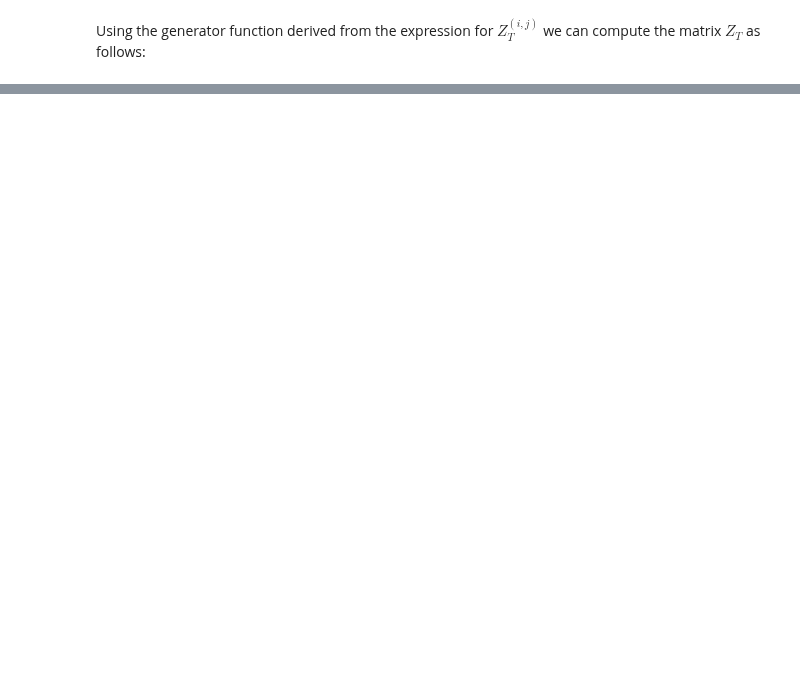
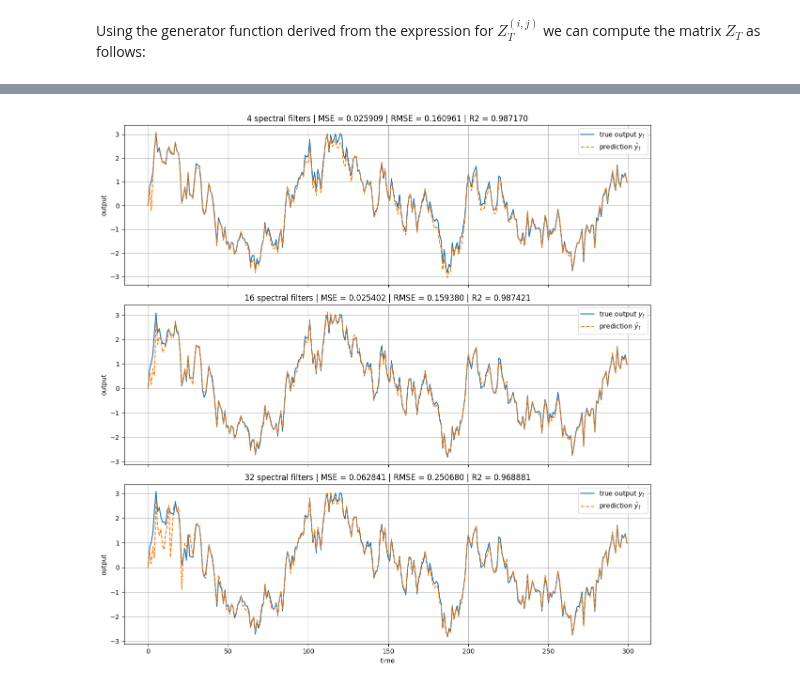
Before and after one commit to RicksonMonteiroML/spectral-Filtering-with-vaw, a Jupyter notebook: notebooks/00_introduction_spectral_filtering_with_vaw.ipynb, the cells around one changed output, grey strips where cells are left out. Cells and saved outputs as stored; diff of their text form; code cells hidden in the pictures; blank space fills up the shorter version.

Commit message:
"Add comparison of Z differencial and non differencial approach. Organize notebook. Update function z_generator and Fix function online_spectral_filtering"

```diff
--- a/notebooks/00_introduction_spectral_filtering_with_vaw.ipynb
+++ b/notebooks/00_introduction_spectral_filtering_with_vaw.ipynb
@@ -1426,0 +1380,54 @@ R²    : 0.609569
+# %%
+# ============================================================
+# Spectral filter comparison experiment
+# ============================================================
+
+T = 200
+
+# ============================================================
+# Extract spectral filters from SVD
+# ============================================================
+
+# U obtained from:
+# U, S, Vt = np.linalg.svd(Z, full_matrices=False)
+
+filters_4 = U[:, :4]
+
+filters_16 = U[:, :16]
+
+filters_32 = U[:, :32]
+
+# ============================================================
+# Unidimensional stable LTI system
+# ============================================================
+
+A = np.array([[0.9]])
+
+B = np.array([[1.0]])
+
+C = np.array([[1.0]])
+
+# ============================================================
+# Run comparison
+# ============================================================
+
+results = plot_online_spectral_filtering_comparison(
+    A=A,
+    B=B,
+    C=C,
+    filters_list=[
+        filters_4,
+        filters_16,
+        filters_32,
+    ],
+    labels=[
+        "4 spectral filters",
+        "16 spectral filters",
+        "32 spectral filters",
+    ],
+    eps_curvature=1e-3,
+    eps_regressor=1e-3,
+    seed=0,
+)
+# %% [output]
+[figure, added]
```
Also changed, not shown: parts of 59 cells of this notebook.
